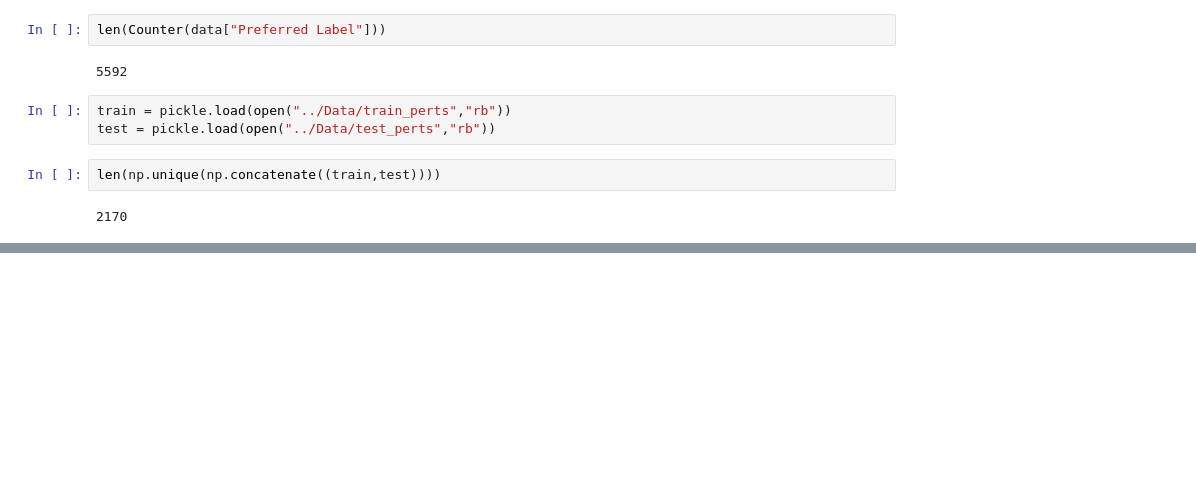
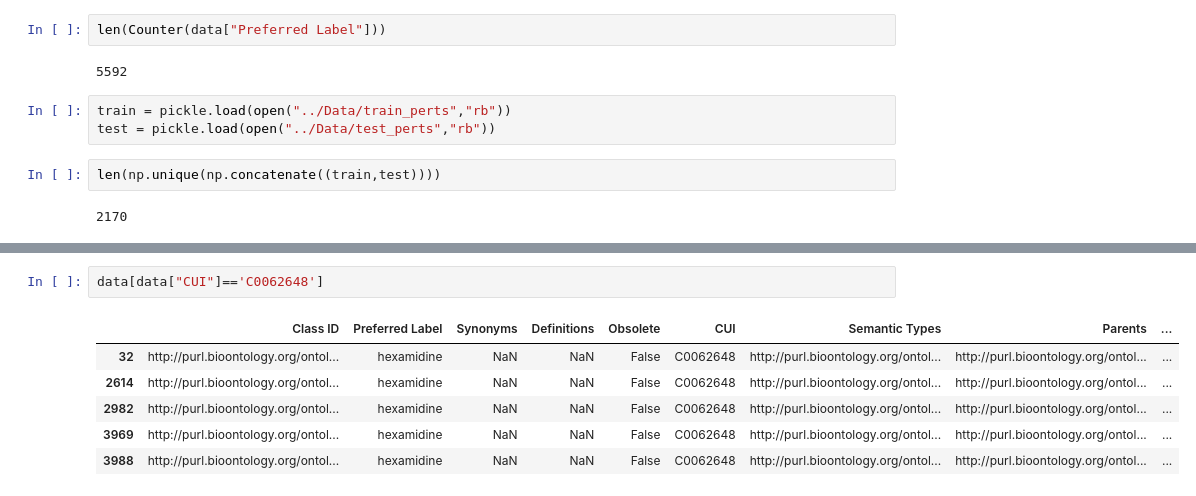
Before and after one commit to Dweepa/ItsAllInTheGenes, a Jupyter notebook: External /ExternalEval.ipynb, the cells around one changed output, grey strips where cells are left out. Drawn from its saved outputs; the diff is of its cells as text; blank space fills up the shorter version.

```diff
--- a/External /ExternalEval.ipynb
+++ b/External /ExternalEval.ipynb
@@ -103,0 +206,9 @@ len(np.unique(np.concatenate((train,test))))
+# %%
+data[data["CUI"]=='C0062648']
+# %% [output]
+|  | Class ID | Preferred Label | Synonyms | Definitions | Obsolete | CUI | Semantic Types | Parents | ... |
+| 32 | http://purl.bioontology.org/ontol... | hexamidine | NaN | NaN | False | C0062648 | http://purl.bioontology.org/ontol... | http://purl.bioontology.org/ontol... | ... |
+| 2614 | http://purl.bioontology.org/ontol... | hexamidine | NaN | NaN | False | C0062648 | http://purl.bioontology.org/ontol... | http://purl.bioontology.org/ontol... | ... |
+| 2982 | http://purl.bioontology.org/ontol... | hexamidine | NaN | NaN | False | C0062648 | http://purl.bioontology.org/ontol... | http://purl.bioontology.org/ontol... | ... |
+| 3969 | http://purl.bioontology.org/ontol... | hexamidine | NaN | NaN | False | C0062648 | http://purl.bioontology.org/ontol... | http://purl.bioontology.org/ontol... | ... |
+| 3988 | http://purl.bioontology.org/ontol... | hexamidine | NaN | NaN | False | C0062648 | http://purl.bioontology.org/ontol... | http://purl.bioontology.org/ontol... | ... |
```
Also changed, not shown: parts of 10 cells of this notebook.
